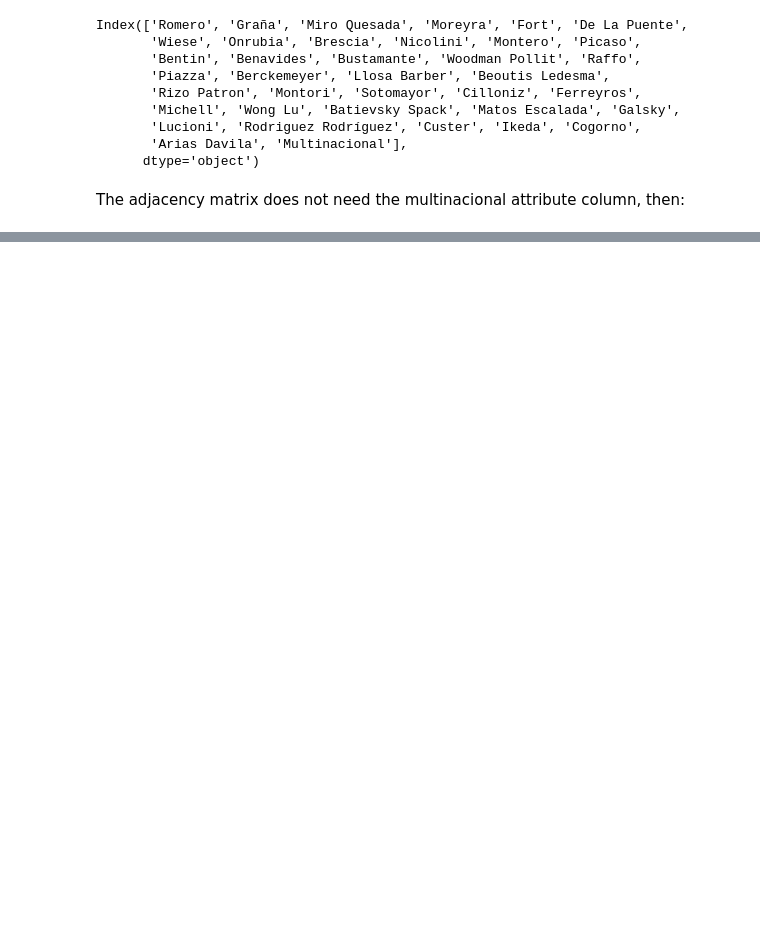
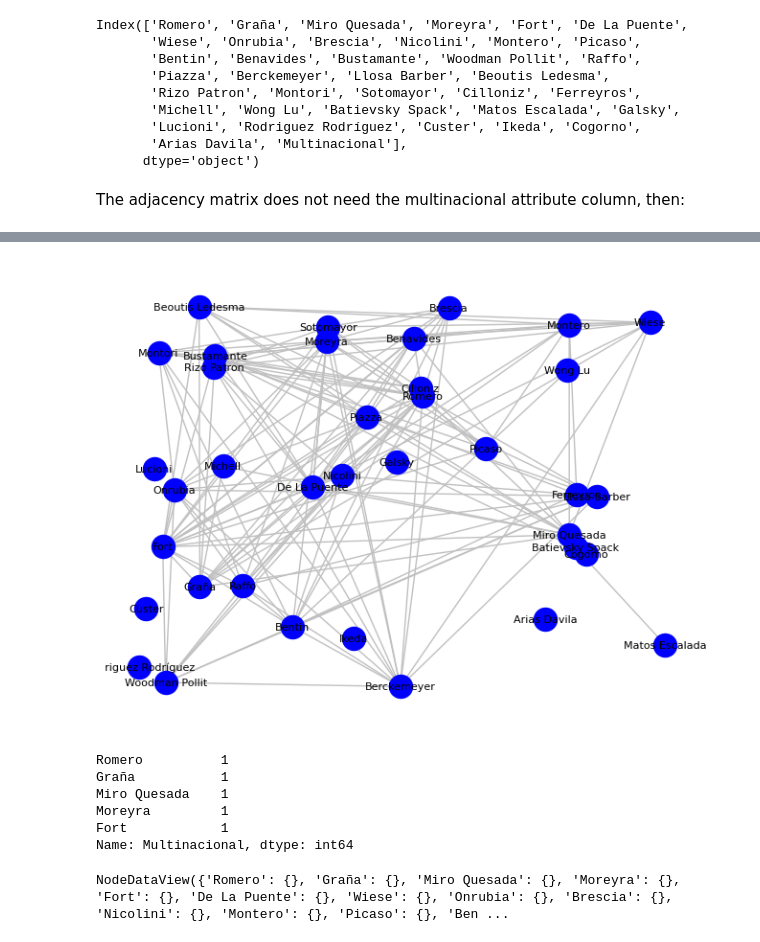
Before and after one commit to Richmaninoff/S5.-Grafos, a Jupyter notebook: Tarea 3.ipynb, the cells around one changed output, grey strips where cells are left out. Drawn from its saved outputs; the diff is of its cells as text; code cells hidden in the pictures; blank space fills up the shorter version.

```diff
--- a/Tarea 3.ipynb
+++ b/Tarea 3.ipynb
@@ -51,0 +87,23 @@ NameError: name 'nx' is not defined
+# %%
+# re plot
+nx.draw_random(EliteNet,
+                node_color='blue',
+                edge_color='silver',
+                with_labels=True,
+                font_size=8)
+# %% [output]
+[figure, added]
+# %%
+FigueData['Multinacional'].head()
+# %% [output]
+Romero          1
+Graña           1
+Miro Quesada    1
+Moreyra         1
+Fort            1
+Name: Multinacional, dtype: int64
+# %%
+# no attribute:
+EliteNet.nodes.data()
+# %% [output]
+NodeDataView({'Romero': {}, 'Graña': {}, 'Miro Quesada': {}, 'Moreyra': {}, 'Fort': {}, 'De La Puente': {}, 'Wiese': {}, 'Onrubia': {}, 'Brescia': {}, 'Nicolini': {}, 'Montero': {}, 'Picaso': {}, 'Ben ...
```
Also changed, not shown: parts of 30 cells of this notebook, 4 other files.
